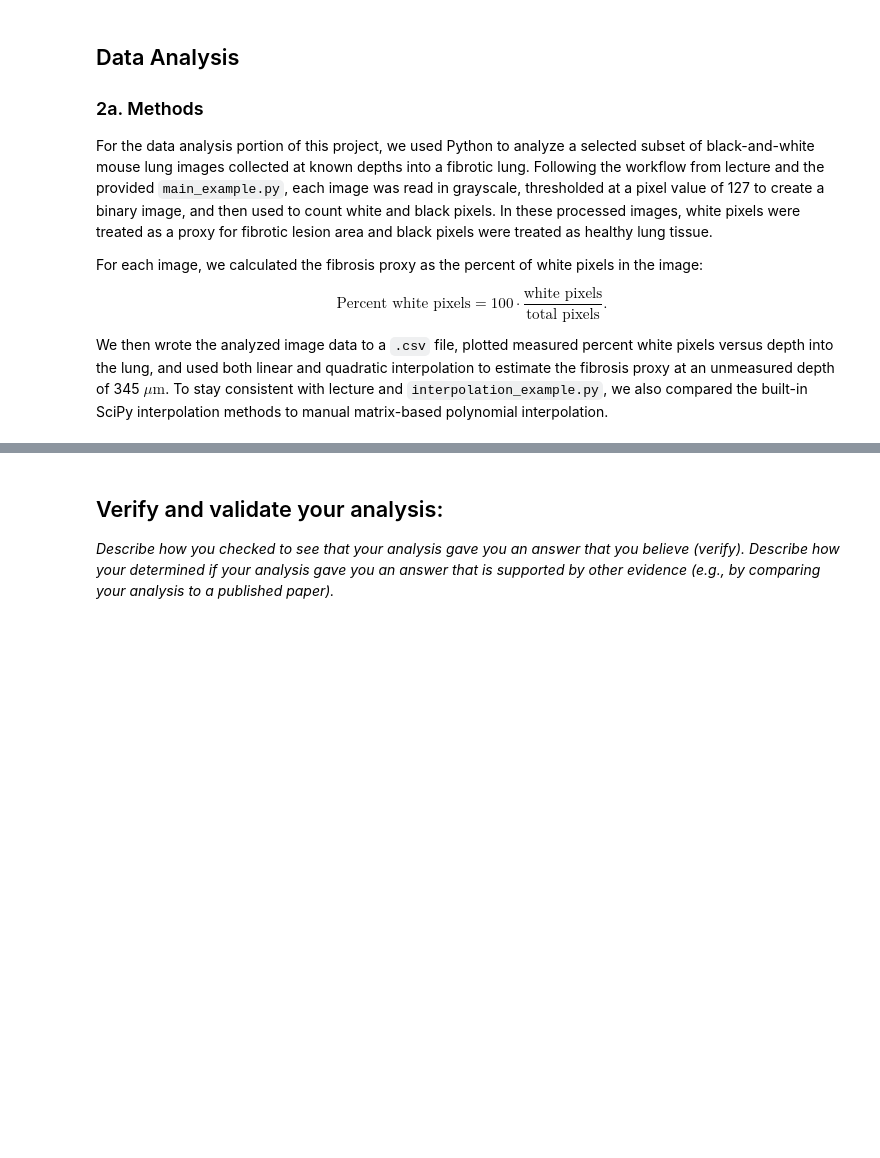
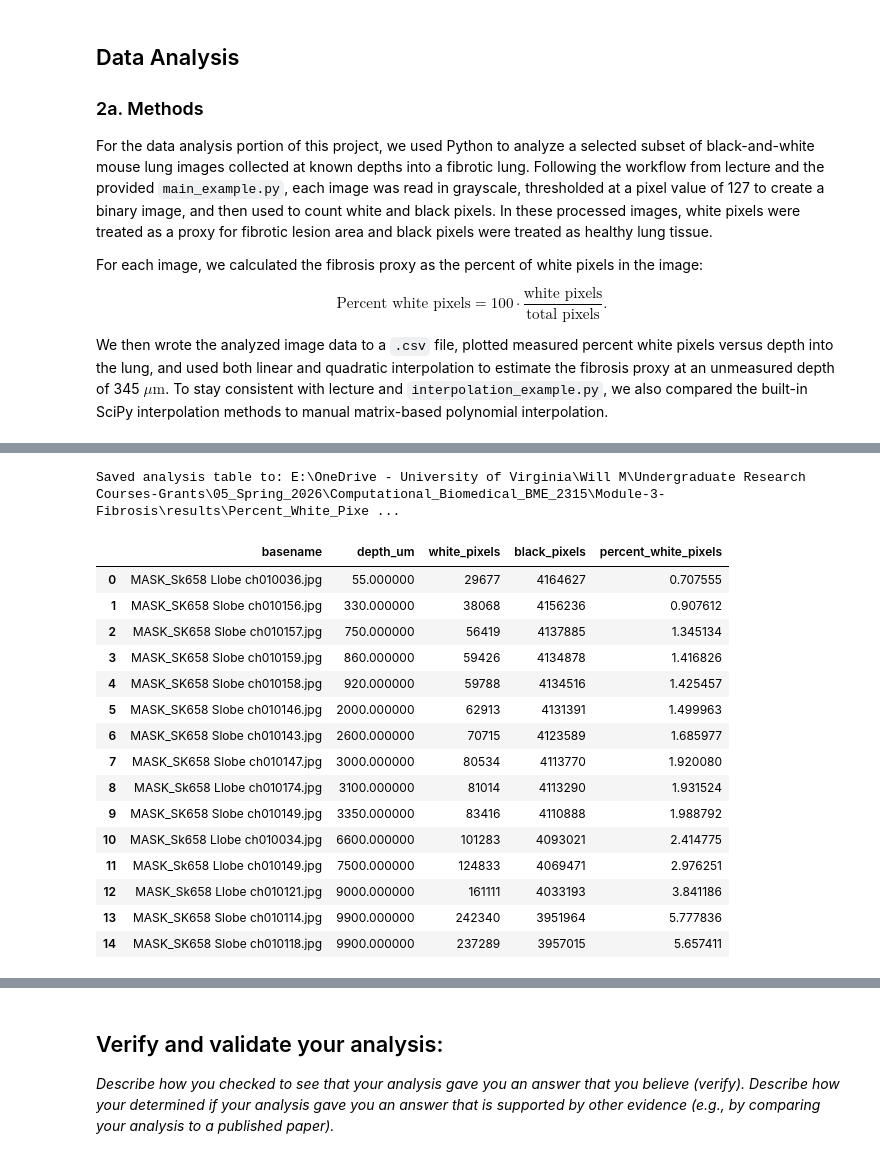
Before and after one commit to willdm1/Module-3-Fibrosis, a Jupyter notebook: Module 3 Official.ipynb, the cells around one changed output, grey strips where cells are left out. Cells and saved outputs as stored; diff of their text form; code cells hidden in the pictures; blank space fills up the shorter version.

```diff
--- a/Module 3 Official.ipynb
+++ b/Module 3 Official.ipynb
@@ -60,0 +72,31 @@ TARGET_DEPTH_UM = 345.0
+# %%
+# Now we run the main analysis pipeline, which builds our analysis table and saves it to a CSV file.
+# The analysis table contains all the relevant data and metrics for our fibrosis analysis at the target depth.
+analysis_df = main.build_analysis_table()
+main.save_analysis_table(analysis_df)
+
+# Finally, we create a display DataFrame that contains only the relevant columns for our final results, and we display it in a readable format.
+display_df = analysis_df[
+    ["basename", "depth_um", "white_pixels", "black_pixels", "percent_white_pixels"]
+].copy()
+
+# Display the final results in a readable format.
+display(display_df)
+# %% [output]
+Saved analysis table to: E:\OneDrive - University of Virginia\Will M\Undergraduate Research Courses-Grants\05_Spring_2026\Computational_Biomedical_BME_2315\Module-3-Fibrosis\results\Percent_White_Pixe ...
+|  | basename | depth_um | white_pixels | black_pixels | percent_white_pixels |
+| 0 | MASK_Sk658 Llobe ch010036.jpg | 55.000000 | 29677 | 4164627 | 0.707555 |
+| 1 | MASK_SK658 Slobe ch010156.jpg | 330.000000 | 38068 | 4156236 | 0.907612 |
+| 2 | MASK_SK658 Slobe ch010157.jpg | 750.000000 | 56419 | 4137885 | 1.345134 |
+| 3 | MASK_SK658 Slobe ch010159.jpg | 860.000000 | 59426 | 4134878 | 1.416826 |
+| 4 | MASK_SK658 Slobe ch010158.jpg | 920.000000 | 59788 | 4134516 | 1.425457 |
+| 5 | MASK_SK658 Slobe ch010146.jpg | 2000.000000 | 62913 | 4131391 | 1.499963 |
+| 6 | MASK_SK658 Slobe ch010143.jpg | 2600.000000 | 70715 | 4123589 | 1.685977 |
+| 7 | MASK_SK658 Slobe ch010147.jpg | 3000.000000 | 80534 | 4113770 | 1.920080 |
+| 8 | MASK_Sk658 Llobe ch010174.jpg | 3100.000000 | 81014 | 4113290 | 1.931524 |
+| 9 | MASK_SK658 Slobe ch010149.jpg | 3350.000000 | 83416 | 4110888 | 1.988792 |
+| 10 | MASK_Sk658 Llobe ch010034.jpg | 6600.000000 | 101283 | 4093021 | 2.414775 |
+| 11 | MASK_Sk658 Llobe ch010149.jpg | 7500.000000 | 124833 | 4069471 | 2.976251 |
+| 12 | MASK_Sk658 Llobe ch010121.jpg | 9000.000000 | 161111 | 4033193 | 3.841186 |
+| 13 | MASK_SK658 Slobe ch010114.jpg | 9900.000000 | 242340 | 3951964 | 5.777836 |
+| 14 | MASK_SK658 Slobe ch010118.jpg | 9900.000000 | 237289 | 3957015 | 5.657411 |
```
Also changed, not shown: parts of 22 cells of this notebook, 2 other files.
